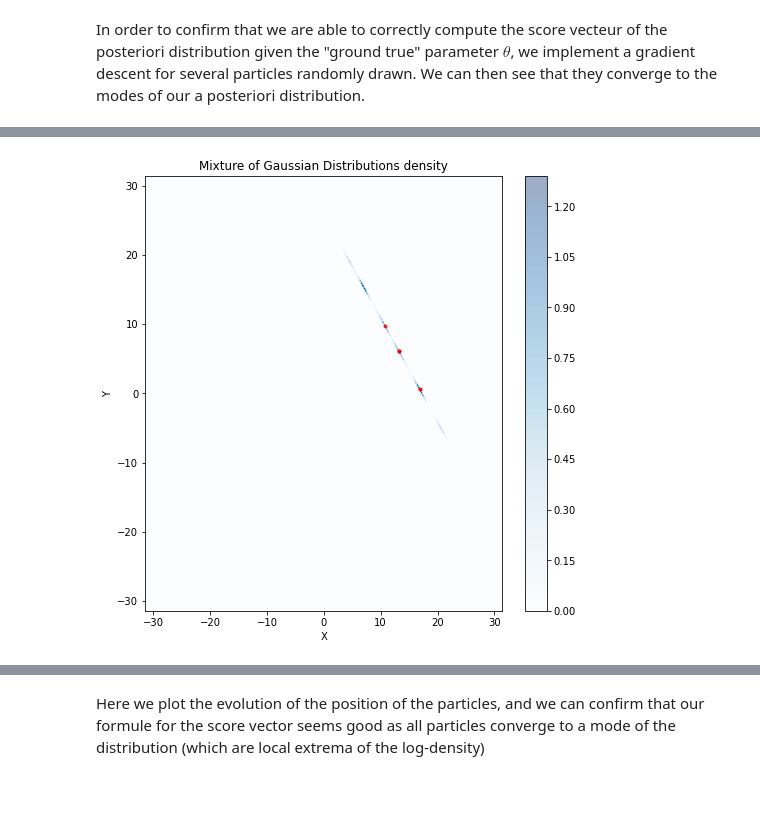
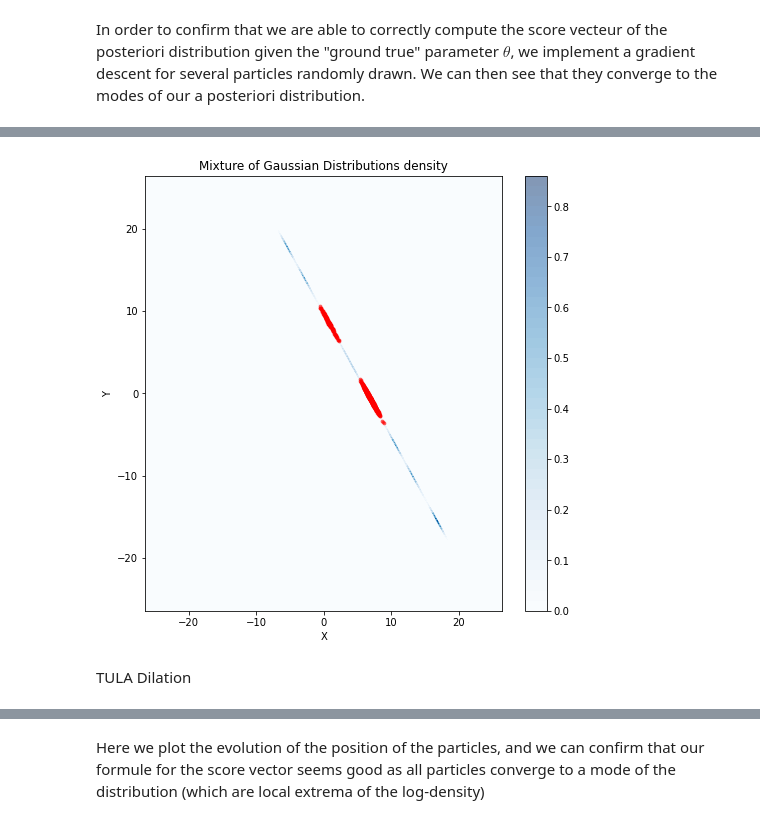
Before and after one commit to PyTomSss/Research_Project-Imperial_College, a Jupyter notebook: Interacting Particles MMLE.ipynb, the cells around one changed output, grey strips where cells are left out. Saved outputs shown, nothing was run; the diff lists cells and outputs as text; code cells hidden in the pictures; blank space fills up the shorter version.

```diff
--- a/Interacting Particles MMLE.ipynb
+++ b/Interacting Particles MMLE.ipynb
@@ -231,24 +247,26 @@ In order to confirm that we are able to correctly compute the score vecteur of t
 # %%
 #INIT
-sample_init = np.random.randn(10, 2)*8
+sample_init = np.random.randn(1000, 2)
 
 #We compute the parameters of the a posteriori, given the parametric statistical model and theta
 centers_test, covariances_test, weights_test = post_params(true_theta, 0.1, centers_prior, covariances_prior, weights_prior, y_obs)
 
-traj = np.zeros((10000, 10, 2))
+traj = np.zeros((5000, 1000, 2))
 
-for i in range(10000):
+for i in range(5000):
 
     #grad = grad_multimodal_opti(sample_init, weights_test, centers_test, covariances_test)
     grad = ((1/0.1**2) * true_theta[:, np.newaxis] * (y_obs - np.dot(true_theta, sample_init.T))).T
 
     grad += grad_multimodal_opti(sample_init, weights_prior, centers_prior, covariances_prior)
 
-    sample_init += 0.001 * grad
+    sample_init += 0.001 * grad + np.sqrt(0.001 * 2) * np.random.randn(1000, 2)
 
     traj[i] = sample_init
 
 ## we plot the result of the gradient descent
 generate_multimodal(centers_test, covariances_test, weights_test, sample_init)
 # %% [output]
-[figure, old version]
+[figure, new version]
+# %% [markdown]
+TULA Dilation
```
Also changed, not shown: parts of 29 cells of this notebook, 2 other files.
